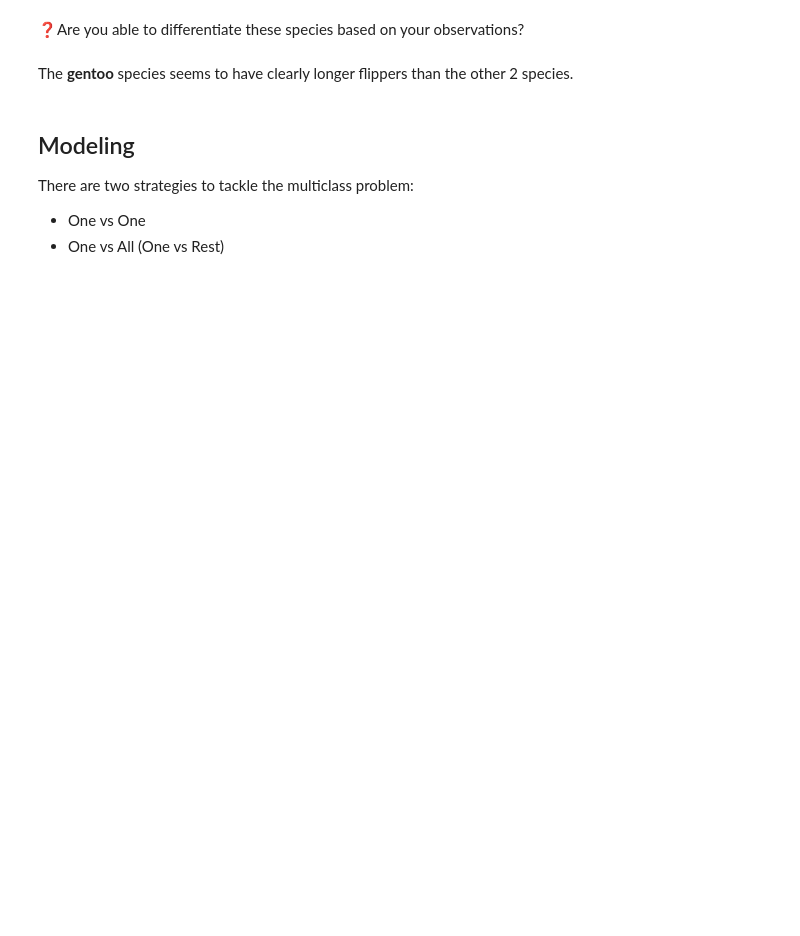
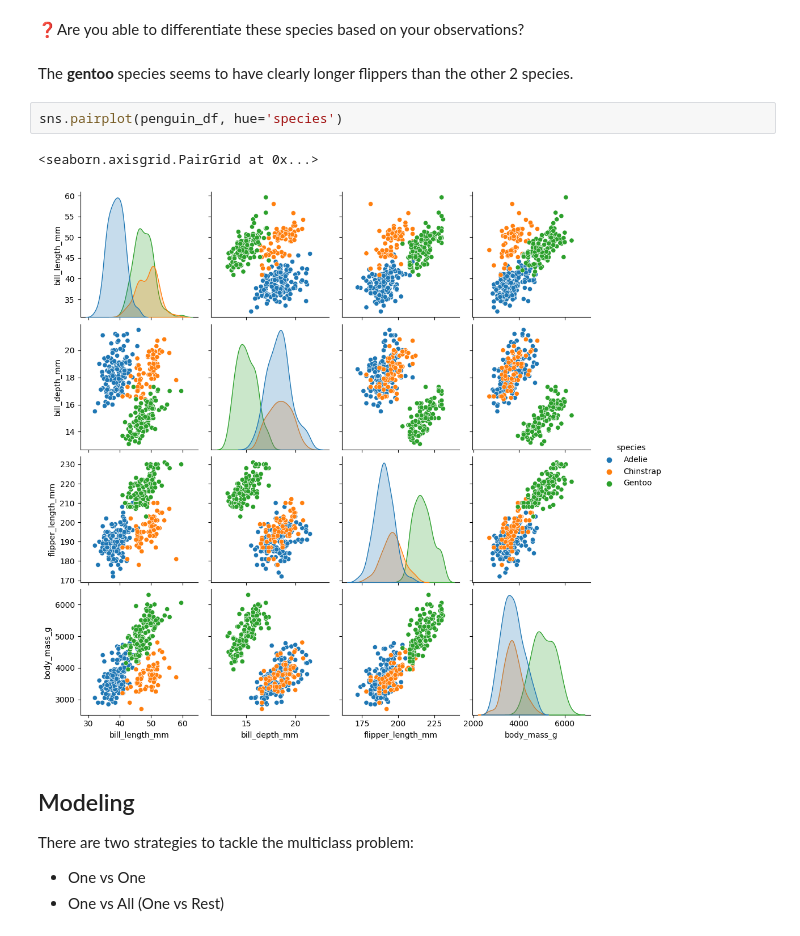
Before and after one commit to tanushrin/data-the_botanist, a Jupyter notebook: Recap.ipynb, the cells around one changed output. Saved outputs shown, nothing was run; the diff lists cells and outputs as text; blank space fills up the shorter version.

```diff
--- a/Recap.ipynb
+++ b/Recap.ipynb
@@ -42,6 +82,11 @@ Plot the `'bill_length_mm'` against the `'bill_depth_mm'` with a different color
 ❓Are you able to differentiate these species based on your observations?
 # %% [markdown]
 The **gentoo** species seems to have clearly longer flippers than the other 2 species.
+# %%
+sns.pairplot(penguin_df, hue='species')
+# %% [output]
+<seaborn.axisgrid.PairGrid at 0x...>
+[figure, added]
 # %% [markdown]
 ## Modeling
 
```
Also changed, not shown: parts of 13 cells of this notebook.
